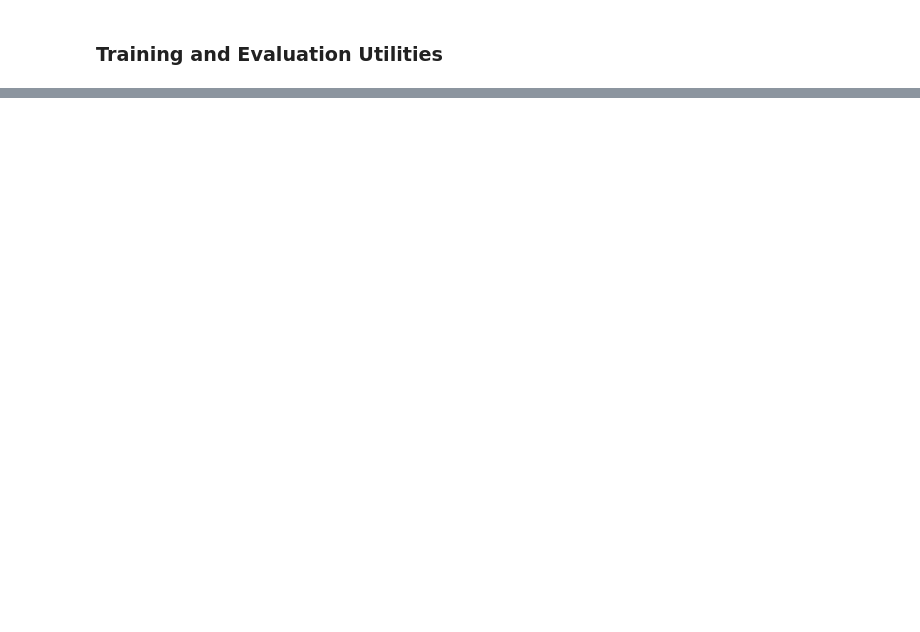
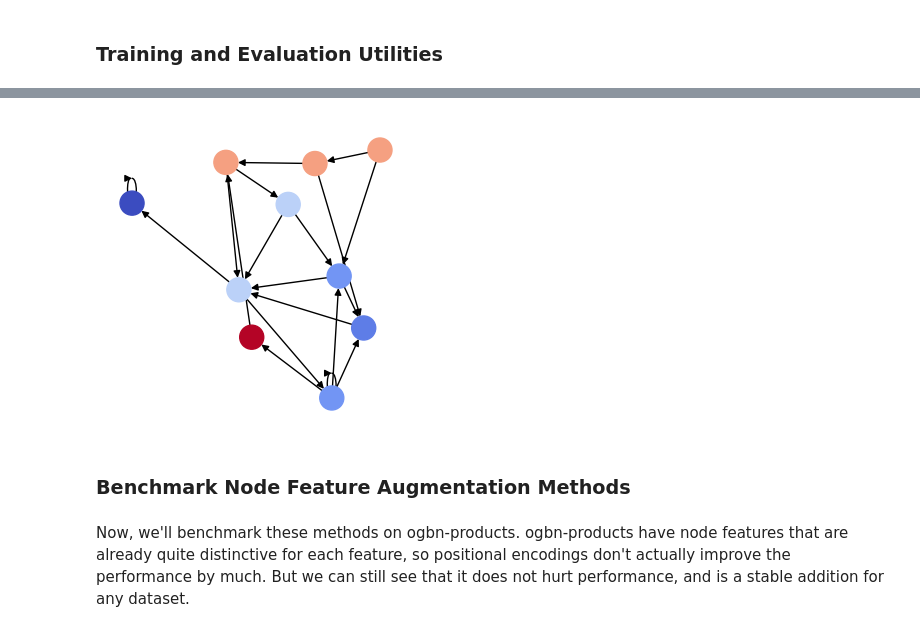
Before and after one commit to adelsuh/cs224_final_project, a Jupyter notebook: GraphSAGE_on_obgn_products.ipynb, the cells around one changed output, grey strips where cells are left out. Saved outputs shown, nothing was run; the diff lists cells and outputs as text; code cells hidden in the pictures; blank space fills up the shorter version.

```diff
--- a/GraphSAGE_on_obgn_products.ipynb
+++ b/GraphSAGE_on_obgn_products.ipynb
@@ -353,0 +290,4 @@ print(f'Test Accuracy: {100.0 * test_final_acc:.2f}%')
+# %%
+lappe_k = 3
+lappe = T.AddLaplacianEigenvectorPE(k=lappe_k, is_undirected=True, attr_name=None)
+lappe(simple_data), lappe(simple_data).x[0]
@@ -353,0 +299,11 @@ print(f'Test Accuracy: {100.0 * test_final_acc:.2f}%')
+# %%
+plt.figure(figsize=(3,3))
+node_color = [np.linalg.norm(lappe(simple_data).x[node]) for node in G.nodes()]
+nx.draw(G, pos=pos, cmap=plt.get_cmap('coolwarm'), node_color=node_color)
+show()
+# %% [output]
+[figure, added]
+# %% [markdown]
+### Benchmark Node Feature Augmentation Methods
+# %% [markdown]
+Now, we'll benchmark these methods on ogbn-products. ogbn-products have node features that are already quite distinctive for each feature, so positional encodings don't actually improve the performance by much. But we can still see that it does not hurt performance, and is a stable addition for any dataset.
```
Also changed, not shown: parts of 47 cells of this notebook, 1 other file.
